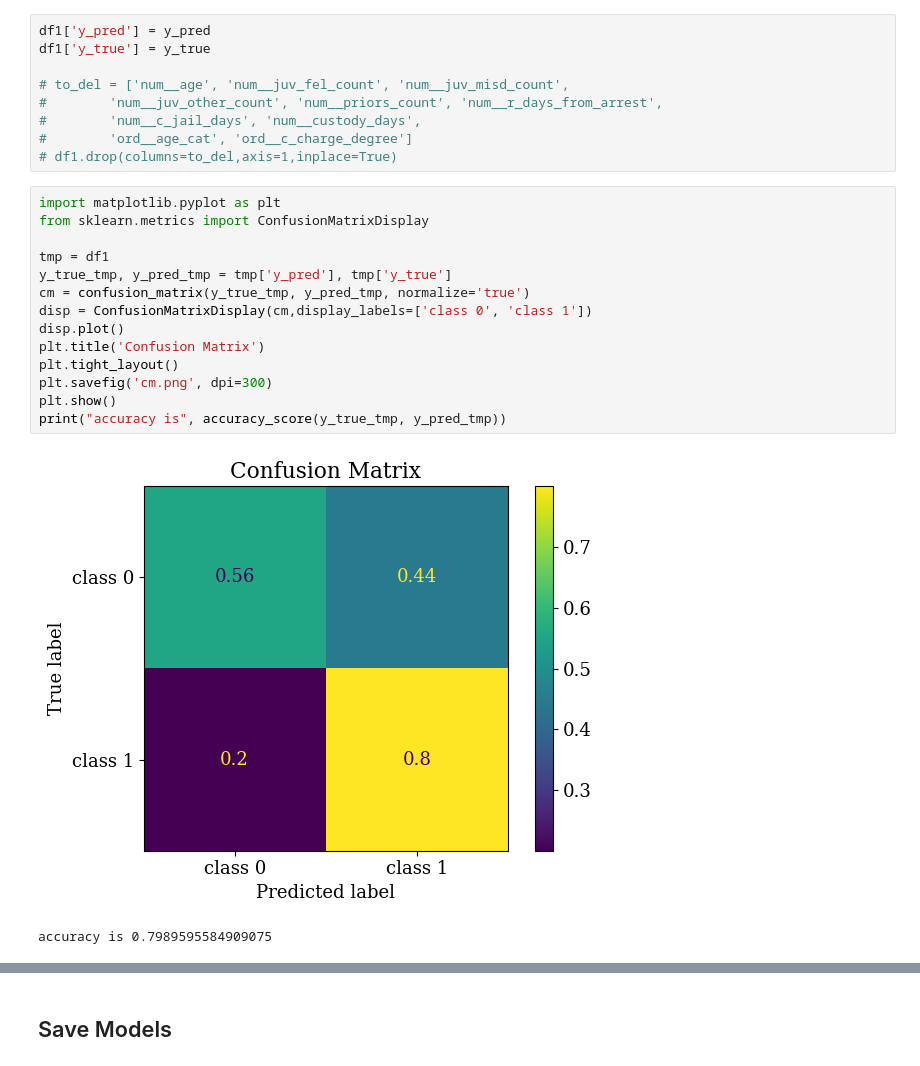
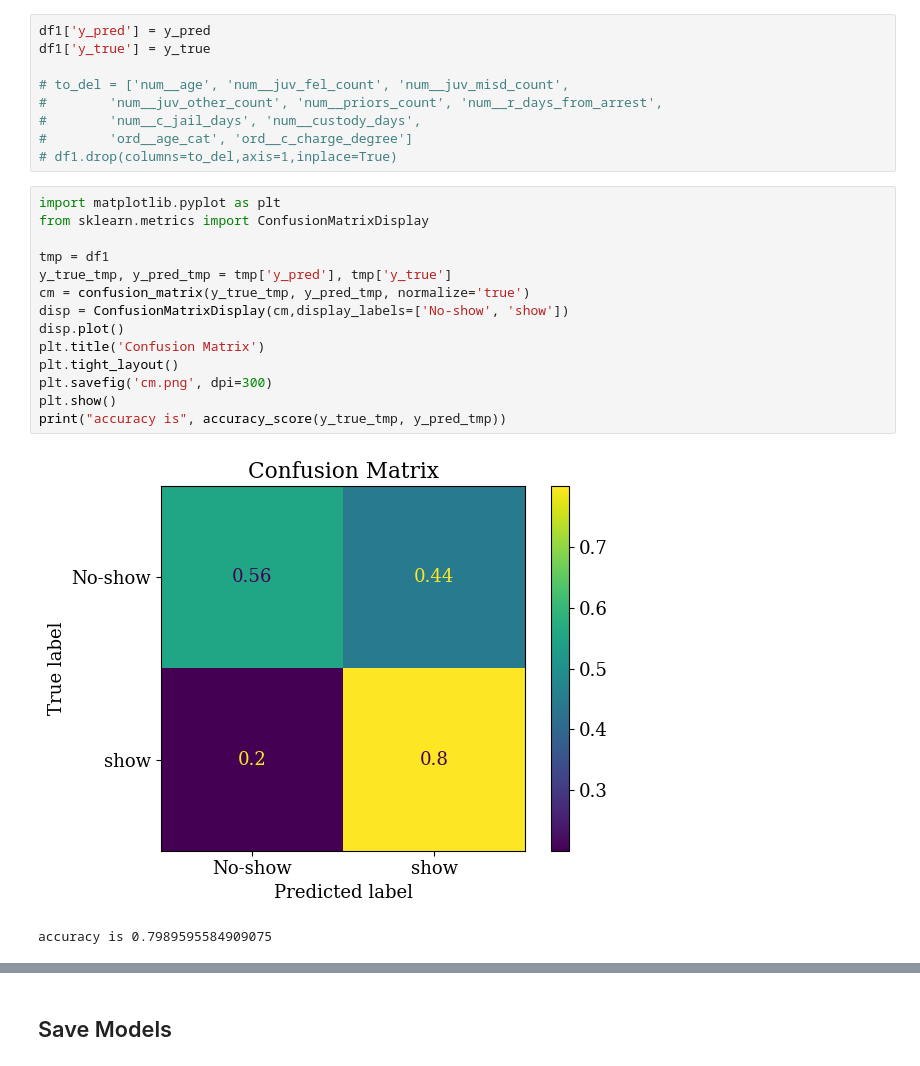
Before and after one commit to f18bc/data1030project, a Jupyter notebook: src/Final Project.ipynb, the cells around one changed output, grey strips where cells are left out. Drawn from its saved outputs; the diff is of its cells as text.

```diff
--- a/src/Final Project.ipynb
+++ b/src/Final Project.ipynb
@@ -1754,19 +1754,19 @@ df1['y_true'] = y_true
 # %%
 import matplotlib.pyplot as plt
 from sklearn.metrics import ConfusionMatrixDisplay
 
 tmp = df1
 y_true_tmp, y_pred_tmp = tmp['y_pred'], tmp['y_true']
 cm = confusion_matrix(y_true_tmp, y_pred_tmp, normalize='true')
-disp = ConfusionMatrixDisplay(cm,display_labels=['class 0', 'class 1'])
+disp = ConfusionMatrixDisplay(cm,display_labels=['No-show', 'show'])
 disp.plot()
 plt.title('Confusion Matrix')
 plt.tight_layout()
 plt.savefig('cm.png', dpi=300)
 plt.show()
 print("accuracy is", accuracy_score(y_true_tmp, y_pred_tmp))
 # %% [output]
-[figure, old version]
+[figure, new version]
 accuracy is 0.7989595584909075
 # %%
 import matplotlib.pyplot as plt
```
Also changed, not shown: parts of 6 cells of this notebook, 1 other file.
